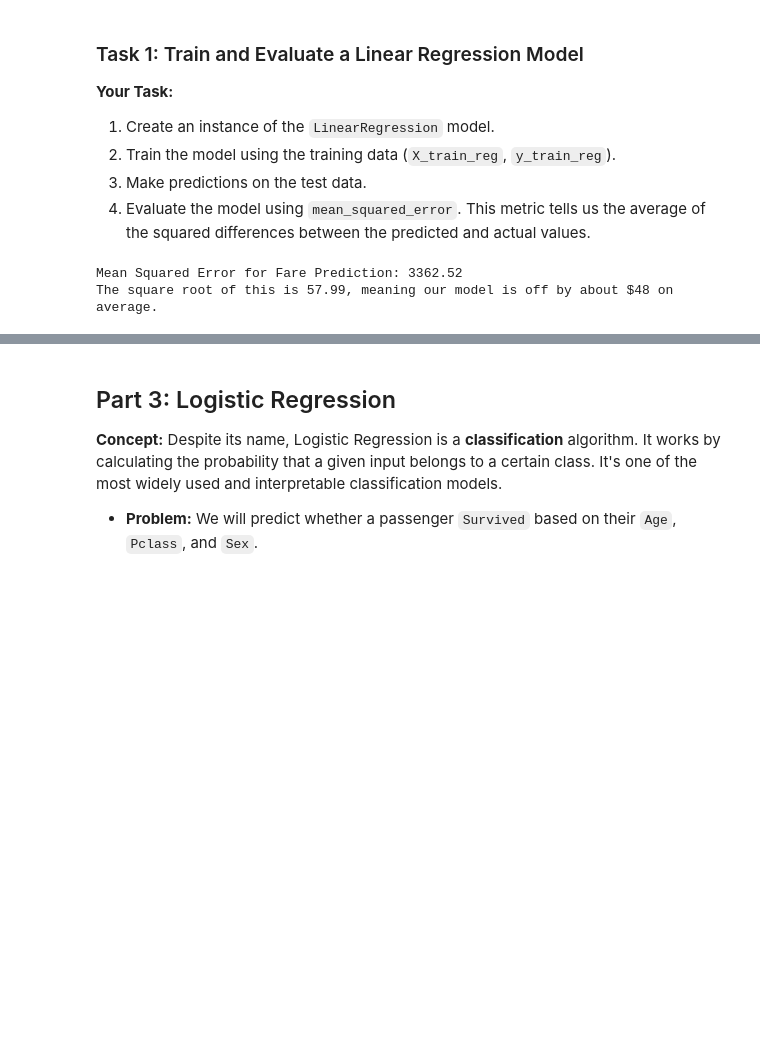
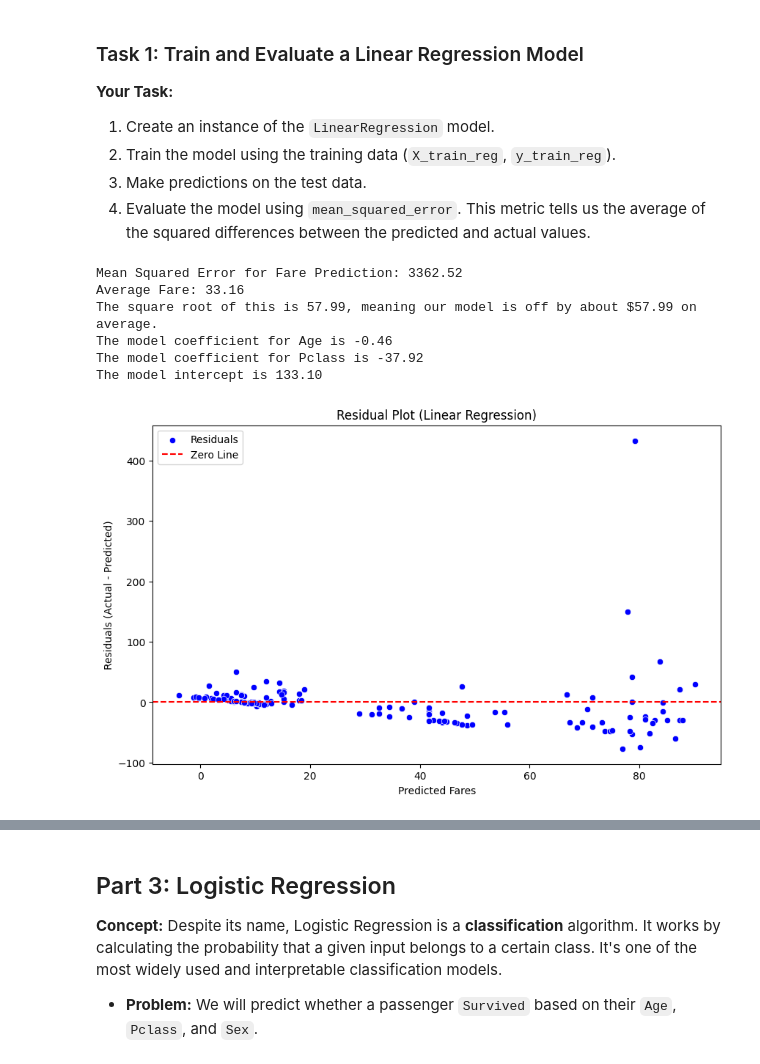
Before and after one commit to CeZa18/ITAI-1371-ML-Labs, a Jupyter notebook: L06_CesarZaldivar_ITAI1371.ipynb, the cells around one changed output, grey strips where cells are left out. Saved outputs shown, nothing was run; the diff lists cells and outputs as text; code cells hidden in the pictures; blank space fills up the shorter version.

```diff
--- a/L06_CesarZaldivar_ITAI1371.ipynb
+++ b/L06_CesarZaldivar_ITAI1371.ipynb
@@ -61,9 +61,41 @@ y_pred_reg = lr_model.predict(x_test_reg)
 # 4. Evaluate the model
 # mse = mean_squared_error(y_test_reg, y_pred_reg)
 mse = mean_squared_error(y_test_reg, y_pred_reg)
+avg_fare = np.mean(y_test_reg)
+off = np.sqrt(mse)
 
+# print(f"Mean Squared Error for Fare Prediction: {mse:.2f}")
 print(f"Mean Squared Error for Fare Prediction: {mse:.2f}")
-print(f"The square root of this is {np.sqrt(mse):.2f}, meaning our model is off by about $48 on average.")
+print(f"Average Fare: {avg_fare:.2f}")
+print(f"The square root of this is {np.sqrt(mse):.2f}, meaning our model is off by about ${np.sqrt(mse):.2f} on average.")
+
+# Print the coefficients
+for feature, coef in zip(features, lr_model.coef_):
+    print(f"The model coefficient for {feature} is {coef:.2f}")
+print(f"The model intercept is {lr_model.intercept_:.2f}")
 # %% [output]
 Mean Squared Error for Fare Prediction: 3362.52
-The square root of this is 57.99, meaning our model is off by about $48 on average.
+Average Fare: 33.16
+The square root of this is 57.99, meaning our model is off by about $57.99 on average.
+The model coefficient for Age is -0.46
+The model coefficient for Pclass is -37.92
+The model intercept is 133.10
+# %%
+# Additional analysis plot to better understand the Linear Regression model
+import matplotlib.pyplot as plt
+import seaborn as sns
+
+# Calculate residuals
+residuals = y_test_reg - y_pred_reg
+
+# Plot
+plt.figure(figsize=(10, 6))
+sns.scatterplot(x=y_pred_reg, y=residuals, color='blue', label='Residuals')
+plt.axhline(y=0, color='red', linestyle='--', label='Zero Line')
+plt.title('Residual Plot (Linear Regression)')
+plt.xlabel('Predicted Fares')
+plt.ylabel('Residuals (Actual - Predicted)')
+plt.legend()
+plt.show()
+# %% [output]
+[figure, added]
```
Also changed, not shown: parts of 4 cells of this notebook.
